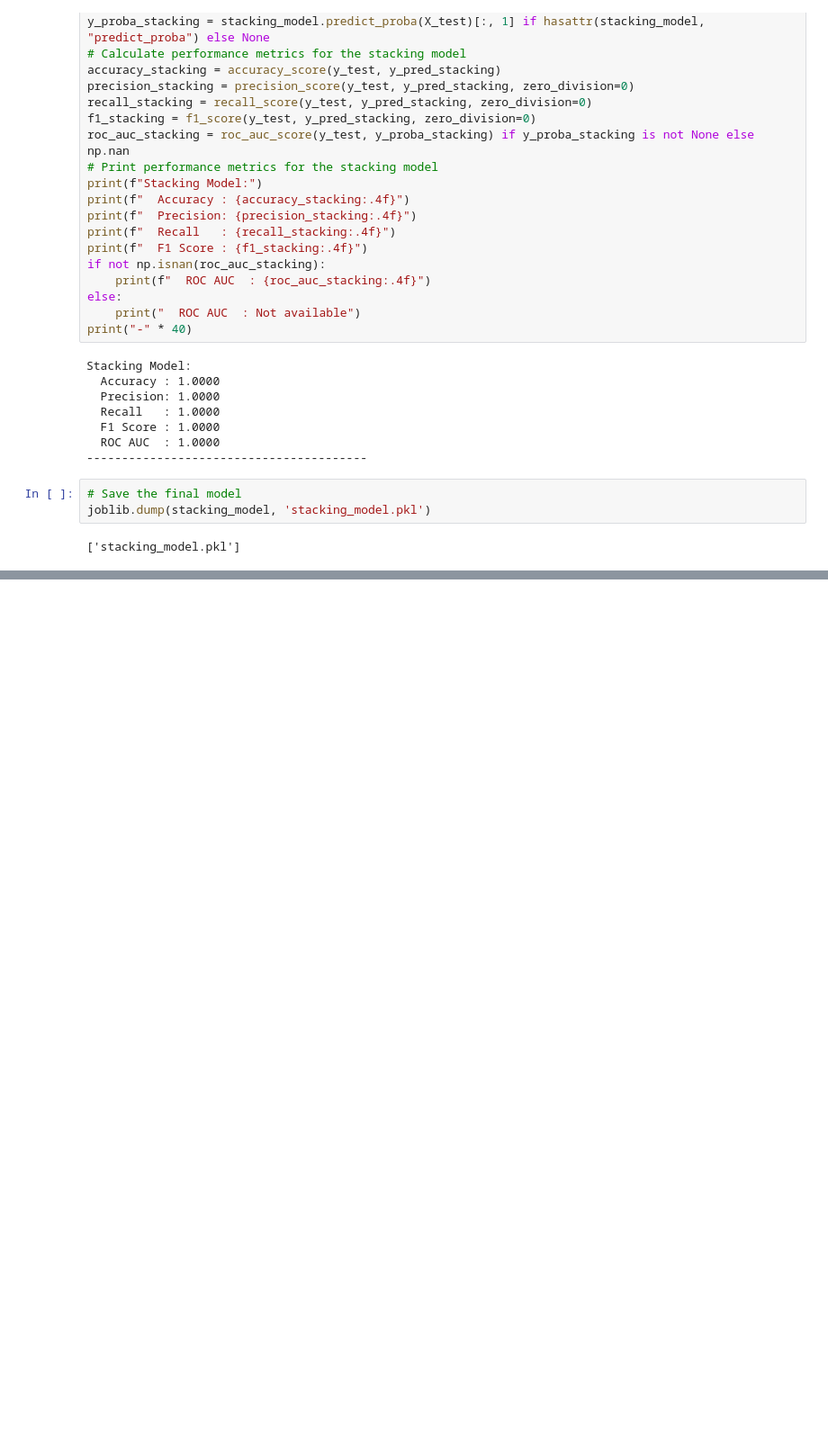
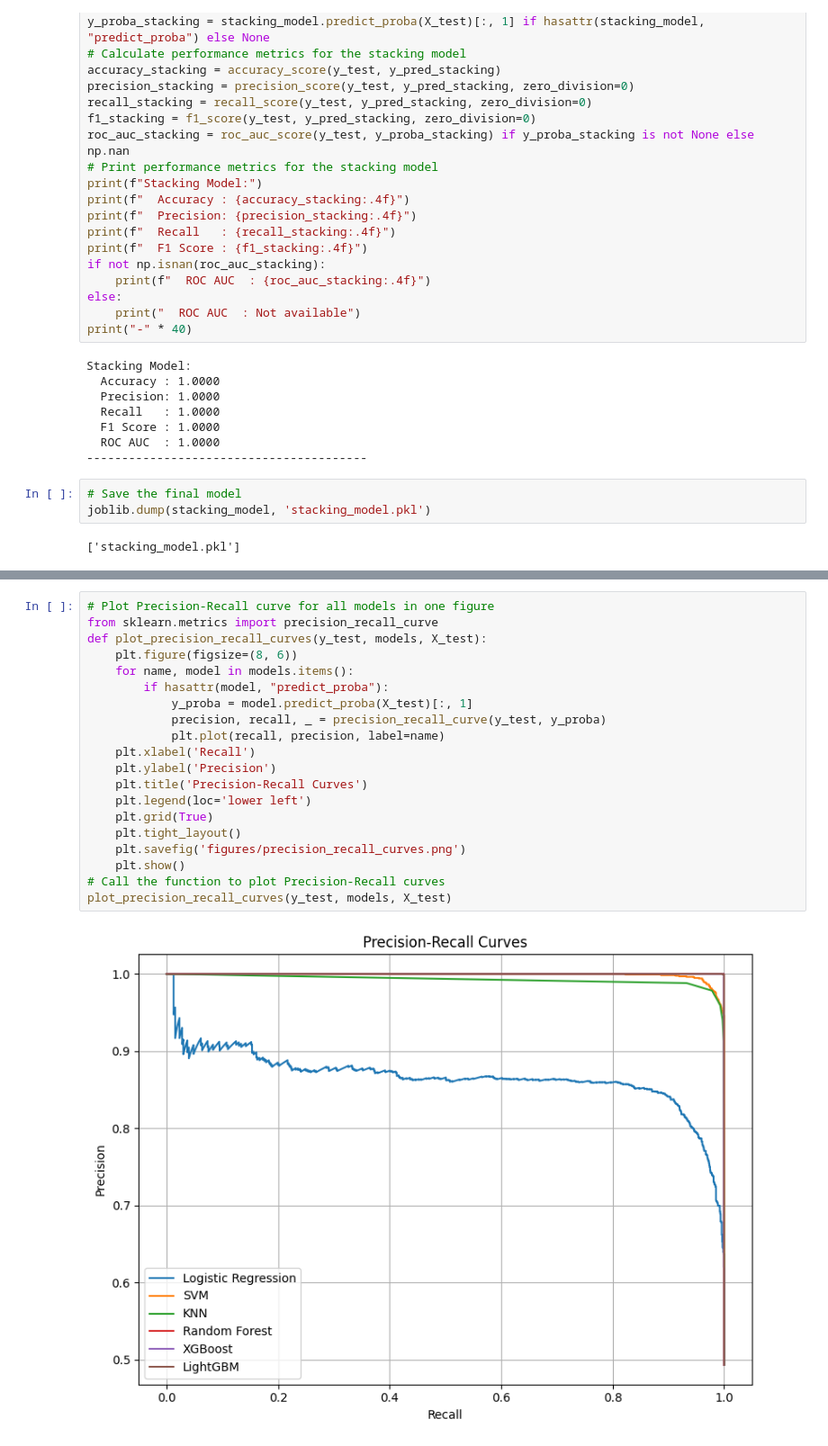
Before and after one commit to mdjubaer12/ML-Based-Decision-Support-for-Rice-Cultivation-Suitability-in-Bangladesh, a Jupyter notebook: rice_yield_analysis.ipynb, the cells around one changed output, grey strips where cells are left out. Shown at 90% size. Cells and saved outputs as stored; diff of their text form; blank space fills up the shorter version.

```diff
--- a/rice_yield_analysis.ipynb
+++ b/rice_yield_analysis.ipynb
@@ -500,0 +529,22 @@ joblib.dump(stacking_model, 'stacking_model.pkl')
+# %%
+# Plot Precision-Recall curve for all models in one figure
+from sklearn.metrics import precision_recall_curve
+def plot_precision_recall_curves(y_test, models, X_test):
+    plt.figure(figsize=(8, 6))
+    for name, model in models.items():
+        if hasattr(model, "predict_proba"):
+            y_proba = model.predict_proba(X_test)[:, 1]
+            precision, recall, _ = precision_recall_curve(y_test, y_proba)
+            plt.plot(recall, precision, label=name)
+    plt.xlabel('Recall')
+    plt.ylabel('Precision')
+    plt.title('Precision-Recall Curves')
+    plt.legend(loc='lower left')
+    plt.grid(True)
+    plt.tight_layout()
+    plt.savefig('figures/precision_recall_curves.png')
+    plt.show()
+# Call the function to plot Precision-Recall curves
+plot_precision_recall_curves(y_test, models, X_test)
+# %% [output]
+[figure, added]
```
Also changed, not shown: parts of 3 cells of this notebook, 5 other files.
